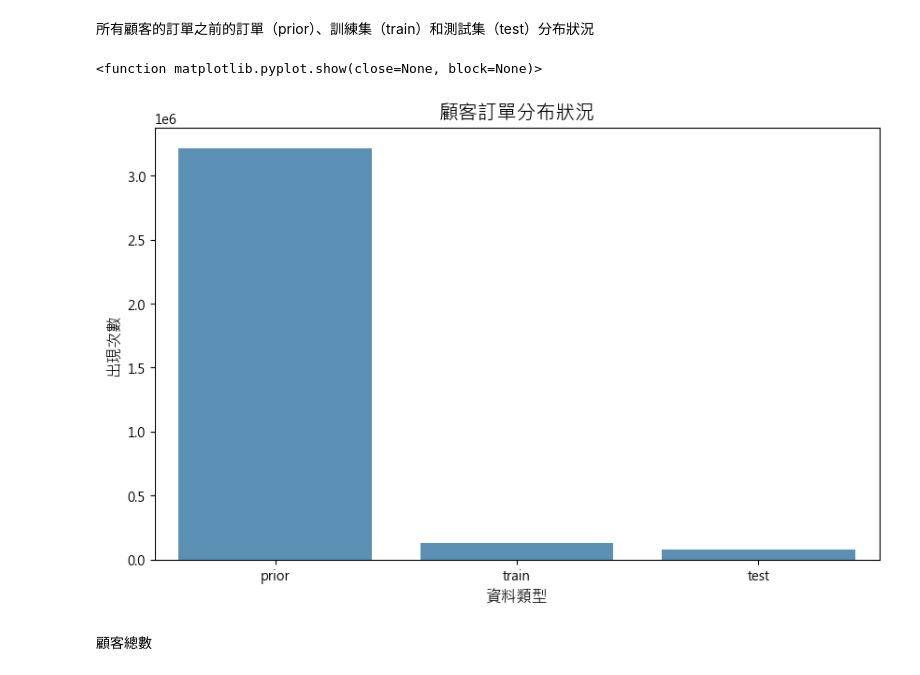
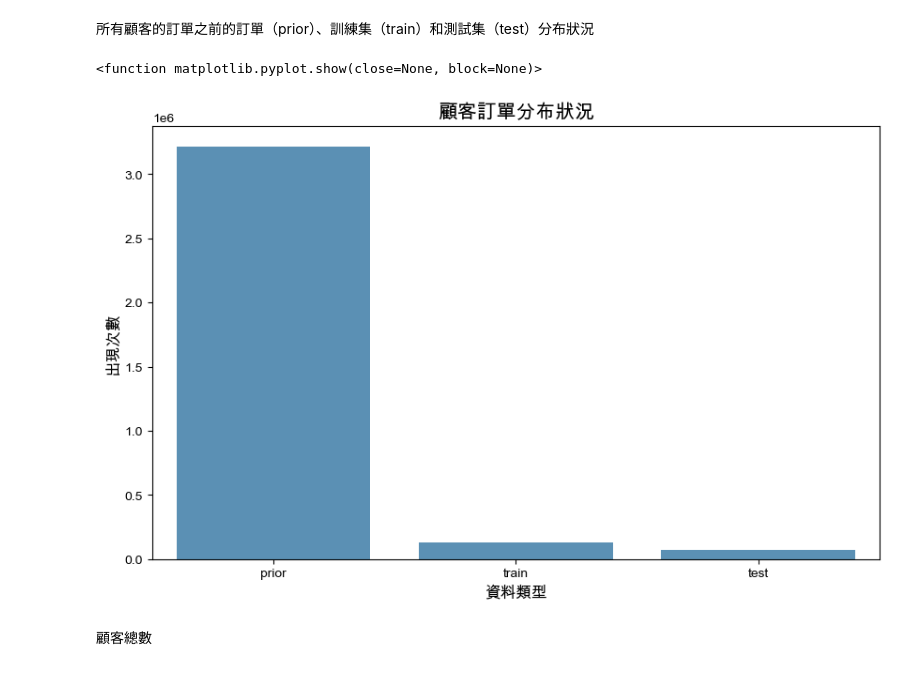
Before and after one commit to jim408401/customer-segmentation, a Jupyter notebook: Customer-Segmentation.ipynb, the cells around one changed output. Cells and saved outputs as stored; diff of their text form; code cells hidden in the pictures.

```diff
--- a/Customer-Segmentation.ipynb
+++ b/Customer-Segmentation.ipynb
@@ -31,22 +31,21 @@ departments_df = pd.read_csv('./data/departments.csv')
 所有顧客的訂單之前的訂單（prior）、訓練集（train）和測試集（test）分布狀況
 # %%
 %matplotlib inline
-# plt.rcParams['font.sans-serif'] = ['Arial Unicode Ms']
-plt.rcParams['font.sans-serif'] = ['Microsoft JhengHei']
-# Microsoft JhengHei
+plt.rcParams['font.sans-serif'] = ['Arial Unicode Ms']
+# plt.rcParams['font.sans-serif'] = ['Microsoft JhengHei']
 plt.rcParams['axes.unicode_minus']=False
 cnt_sts = orders_df.eval_set.value_counts()
 color = sns.color_palette()
 plt.figure(figsize = (10,6))
 sns.barplot(x=cnt_sts.index, y=cnt_sts.values, alpha=0.8, color=color[0])
 plt.ylabel('出現次數' , fontsize = 12 )
 plt.xlabel('資料類型' , fontsize = 12)
 plt.title('顧客訂單分布狀況' , fontsize = 15)
 plt.xticks(rotation = 'horizontal')
 plt.show
 # %% [output]
 <function matplotlib.pyplot.show(close=None, block=None)>
-[figure, old version]
+[figure, new version]
 # %% [markdown]
 顧客總數
 # %%
```
Also changed, not shown: parts of 15 cells of this notebook.
